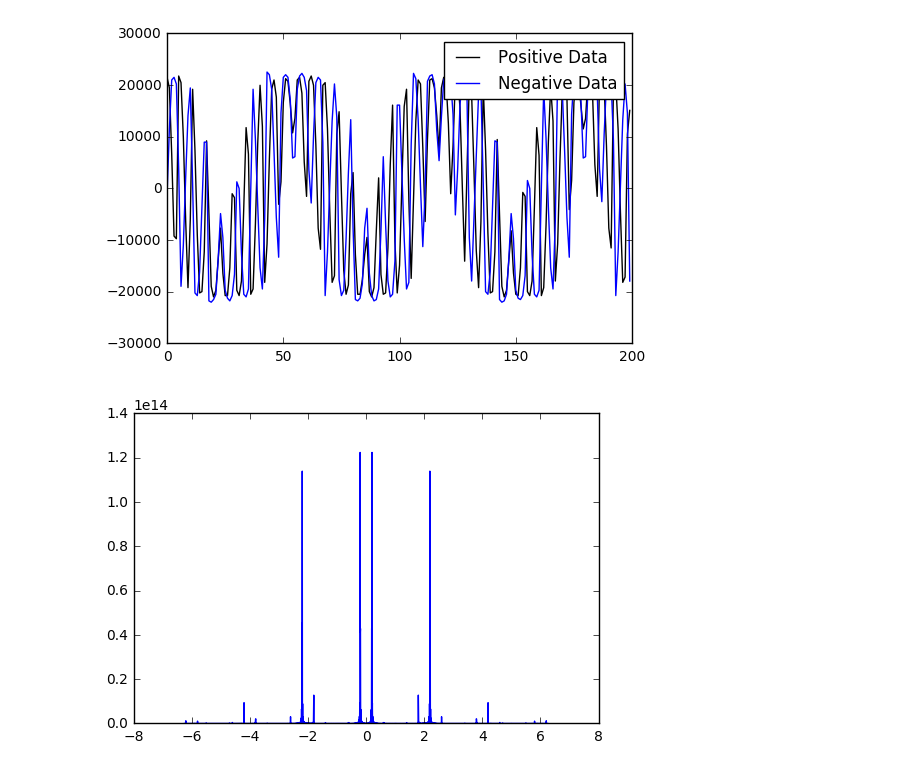
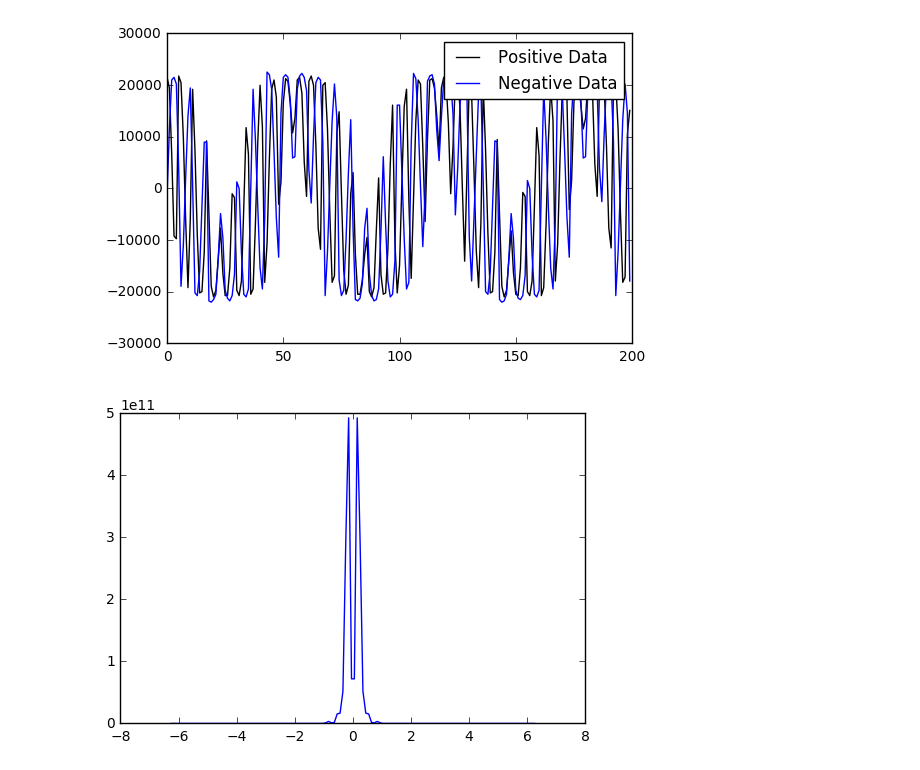
Before and after one commit to arthurm101/radiolab, a Jupyter notebook: Lab 1/Lab1_Mixer.ipynb, the cells around one changed output. Drawn from its saved outputs; the diff is of its cells as text; code cells hidden in the pictures.

```diff
--- a/Lab 1/Lab1_Mixer.ipynb
+++ b/Lab 1/Lab1_Mixer.ipynb
@@ -637,29 +628,38 @@ plt.legend()
 <matplotlib.legend.Legend at 0x...>
 [figure]
 # %%
-N = 2**11
+N = 2**7
 
 sampling_freq = 12.5e6
 
 start_time = -(N/2)/sampling_freq
 end_time = ((N/2) - 1)/sampling_freq
 time_array = np.linspace(start_time, end_time, num = N)
 
 starting_freq = -sampling_freq/2
 ending_freq = (sampling_freq/2)*(1-(2/N))
 freq_arr = np.linspace(starting_freq, ending_freq, num = N)
 
 mixer_fft = ugradio.dft.dft(mixer_data1[:N], t = time_array, f = freq_arr)
 zero_fft = mixer_fft[1]
 
 #for i in mixer_fft[1]:
 #   print(i)
 
+mask = np.zeros(len(mixer_fft[0]/1e6))
+
+for i in range (len(mask)):
+    if mixer_fft[0][i]/1e6 > 1 or mixer_fft[0][i]/1e6 < -1:
+        mask[i] = 0
+    else:
+        mask[i] = 1
+
 power_mixer = np.abs(mixer_fft[1])**2
-plt.plot(mixer_fft[0]/1e6, power_mixer)
+filtered_power = mask*power_mixer
+plt.plot(mixer_fft[0]/1e6, filtered_power)
 plt.show()
 
 idft = ugradio.dft.idft(zero_fft, f = freq_arr)
 # %% [output]
-[figure, old version]
+[figure, new version]
 # %%
```
Also changed, not shown: parts of 25 cells of this notebook, 4 other files.
